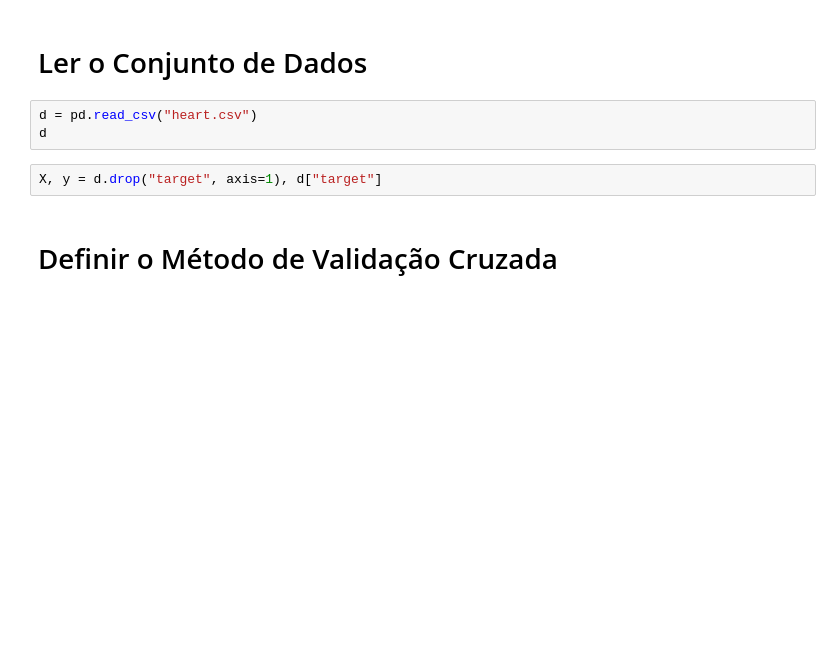
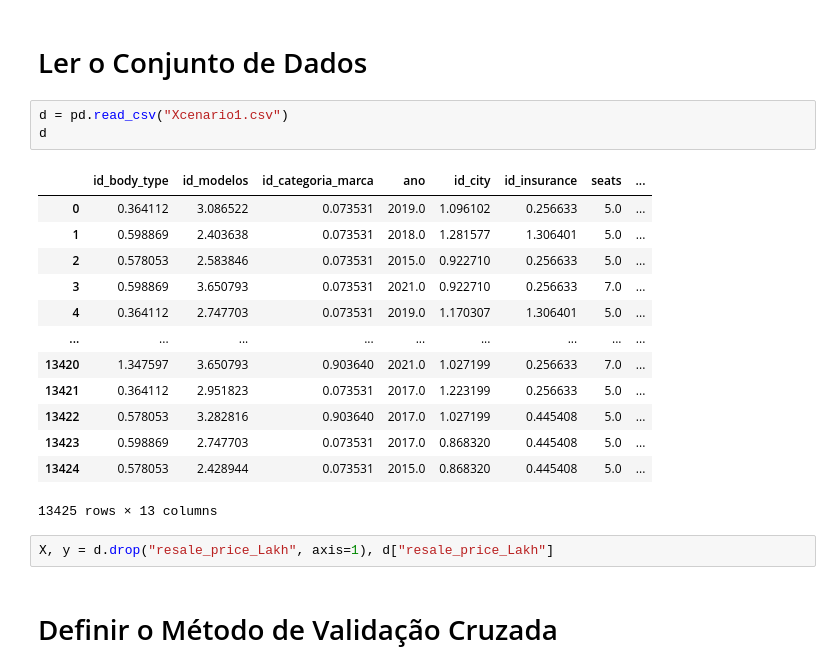
Before and after one commit to ruicoelhor22/AASE, a Jupyter notebook: demo_python (1).ipynb, the cells around one changed output. Saved outputs shown, nothing was run; the diff lists cells and outputs as text; blank space fills up the shorter version.

```diff
--- a/demo_python (1).ipynb
+++ b/demo_python (1).ipynb
@@ -39,10 +39,24 @@ METRICS = {
 # %% [markdown]
 # Ler o Conjunto de Dados
 # %%
-d = pd.read_csv("heart.csv")
+d = pd.read_csv("Xcenario1.csv")
 d
+# %% [output]
+|  | id_body_type | id_modelos | id_categoria_marca | ano | id_city | id_insurance | seats | ... |
+| 0 | 0.364112 | 3.086522 | 0.073531 | 2019.0 | 1.096102 | 0.256633 | 5.0 | ... |
+| 1 | 0.598869 | 2.403638 | 0.073531 | 2018.0 | 1.281577 | 1.306401 | 5.0 | ... |
+| 2 | 0.578053 | 2.583846 | 0.073531 | 2015.0 | 0.922710 | 0.256633 | 5.0 | ... |
+| 3 | 0.598869 | 3.650793 | 0.073531 | 2021.0 | 0.922710 | 0.256633 | 7.0 | ... |
+| 4 | 0.364112 | 2.747703 | 0.073531 | 2019.0 | 1.170307 | 1.306401 | 5.0 | ... |
+| ... | ... | ... | ... | ... | ... | ... | ... | ... |
+| 13420 | 1.347597 | 3.650793 | 0.903640 | 2021.0 | 1.027199 | 0.256633 | 7.0 | ... |
+| 13421 | 0.364112 | 2.951823 | 0.073531 | 2017.0 | 1.223199 | 0.256633 | 5.0 | ... |
+| 13422 | 0.578053 | 3.282816 | 0.903640 | 2017.0 | 1.027199 | 0.445408 | 5.0 | ... |
+| 13423 | 0.598869 | 2.747703 | 0.073531 | 2017.0 | 0.868320 | 0.445408 | 5.0 | ... |
+| 13424 | 0.578053 | 2.428944 | 0.073531 | 2015.0 | 0.868320 | 0.445408 | 5.0 | ... |
+13425 rows × 13 columns
 # %%
-X, y = d.drop("target", axis=1), d["target"]
+X, y = d.drop("resale_price_Lakh", axis=1), d["resale_price_Lakh"]
 # %% [markdown]
 # Definir o Método de Validação Cruzada
 # %%
```
Also changed, not shown: parts of 3 cells of this notebook, 13 other files.
